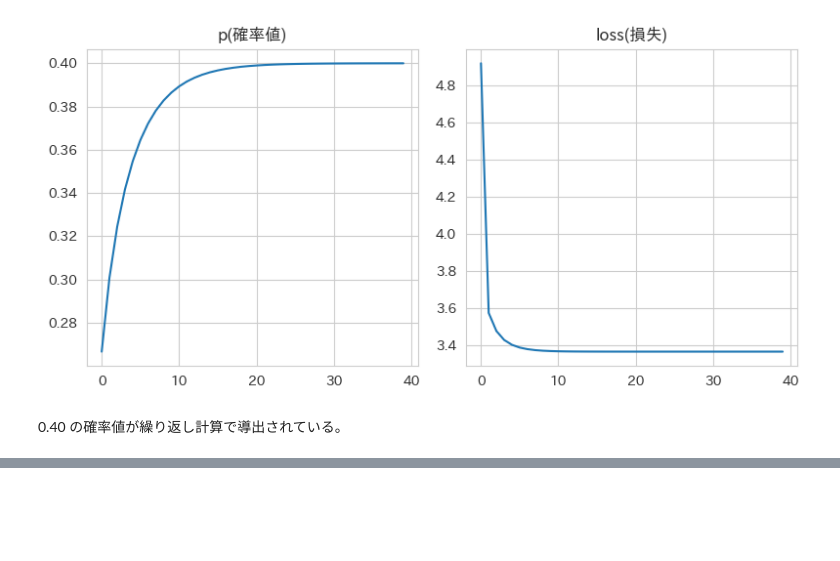
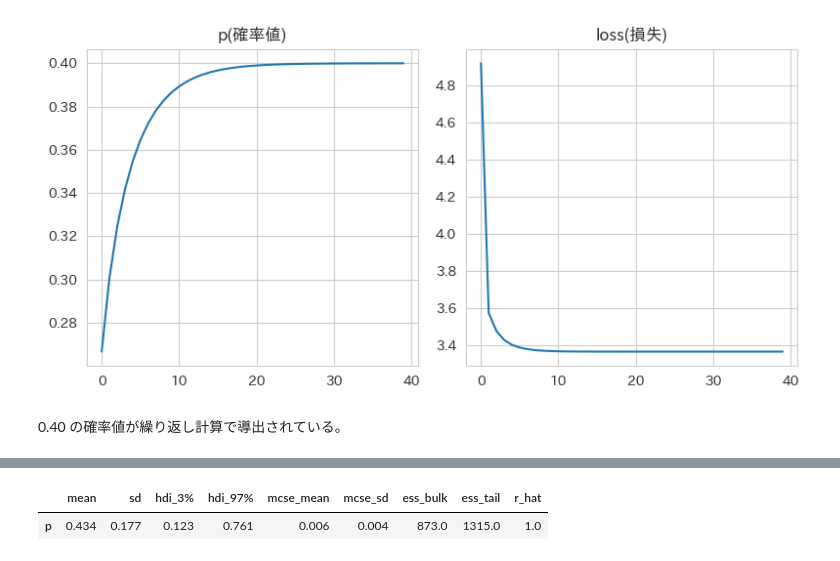
Before and after one commit to 1024xx4/py_bayes_intro, a Jupyter notebook: first_bayesian_interface_exercise.ipynb, the cells around one changed output, grey strips where cells are left out. Drawn from its saved outputs; the diff is of its cells as text; code cells hidden in the pictures; blank space fills up the shorter version.

```diff
--- a/first_bayesian_interface_exercise.ipynb
+++ b/first_bayesian_interface_exercise.ipynb
@@ -99,0 +243,7 @@ plt.show()
+# %%
+# summary()関数呼び出し
+summary1_2 = az.summary(idata1_2)
+display(summary1_2)
+# %% [output]
+|  | mean | sd | hdi_3% | hdi_97% | mcse_mean | mcse_sd | ess_bulk | ess_tail | r_hat |
+| p | 0.434 | 0.177 | 0.123 | 0.761 | 0.006 | 0.004 | 873.0 | 1315.0 | 1.0 |
```
Also changed, not shown: parts of 18 cells of this notebook, 1 other file.
